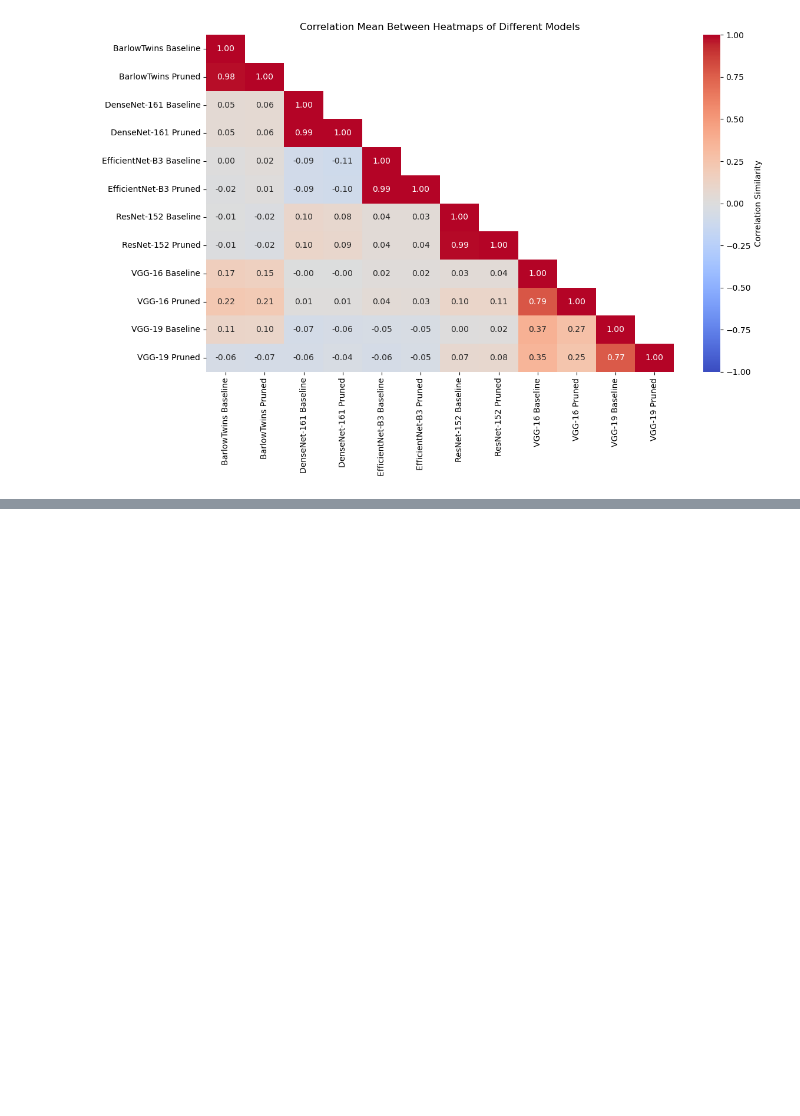
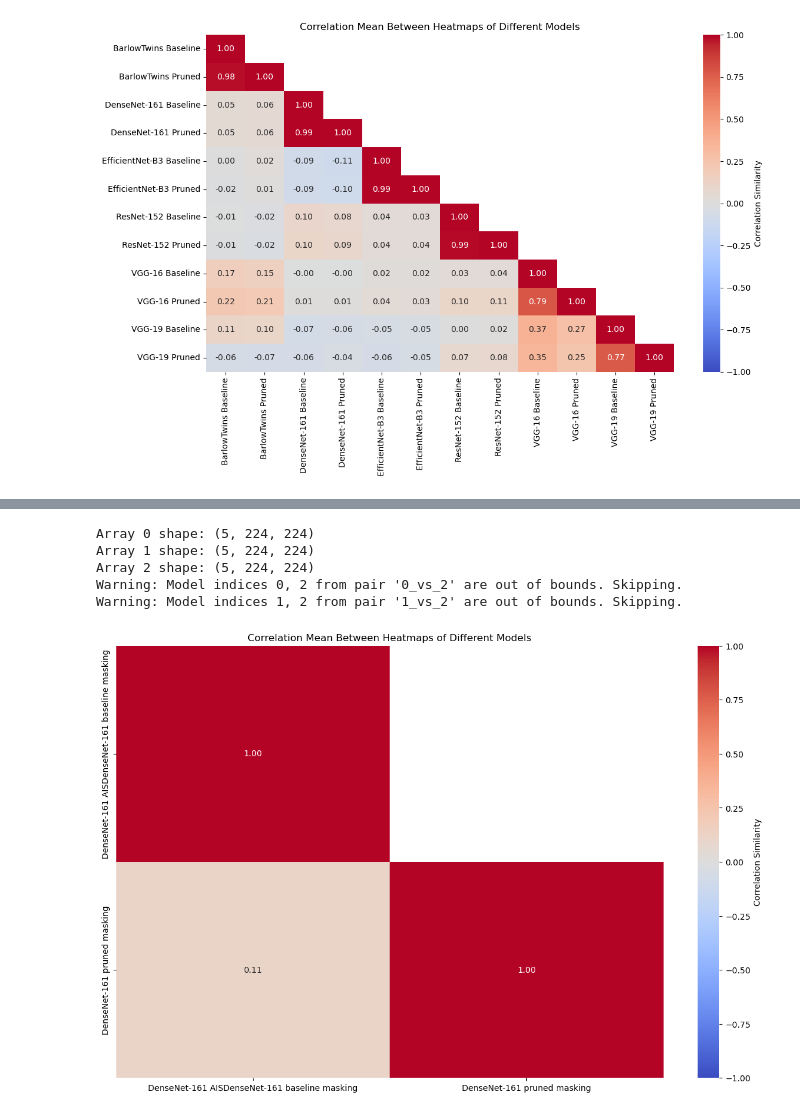
Before and after one commit to icaro-rdp/Internship_project_2025, a Jupyter notebook: Models/models_masking_comparison.ipynb, the cells around one changed output, grey strips where cells are left out. Drawn from its saved outputs; the diff is of its cells as text; code cells hidden in the pictures; blank space fills up the shorter version.

```diff
--- a/Models/models_masking_comparison.ipynb
+++ b/Models/models_masking_comparison.ipynb
@@ -337,0 +427,25 @@ plt.show()
+# %%
+heatmaps = [
+    densenet_ais,
+    densenet161_base_mask_heatmaps,
+    densenet161_pruned_mask_heatmaps,
+]
+
+model_names = [
+    'DenseNet-161 AIS'
+    'DenseNet-161 baseline masking',
+    'DenseNet-161 pruned masking'
+]
+
+# Compare using all available metrics including EMD
+ais_vs_pixel_heatmaps_results = compare_heatmaps(heatmaps, metrics=['cosine', 'correlation', 'ssim', 'mse', 'emd'] )
+
+visualize_similarity_matrix(ais_vs_pixel_heatmaps_results, model_names, metric='correlation', stat='mean',plot_upper_triangle=True)
+plt.show()
+# %% [output]
+Array 0 shape: (5, 224, 224)
+Array 1 shape: (5, 224, 224)
+Array 2 shape: (5, 224, 224)
+Warning: Model indices 0, 2 from pair '0_vs_2' are out of bounds. Skipping.
+Warning: Model indices 1, 2 from pair '1_vs_2' are out of bounds. Skipping.
+[figure, added]
```
Also changed, not shown: parts of 4 cells of this notebook, 1 other file.
